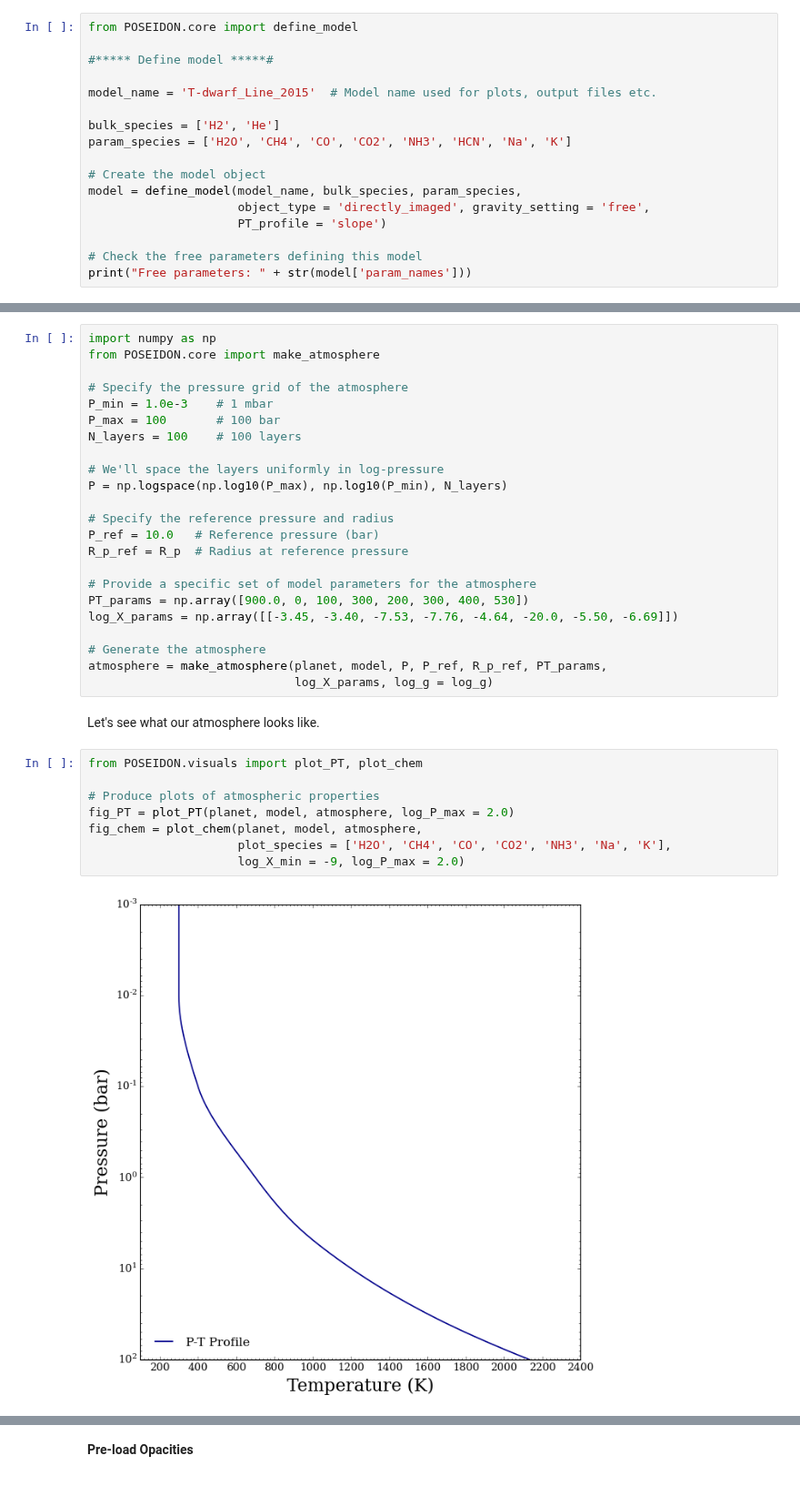
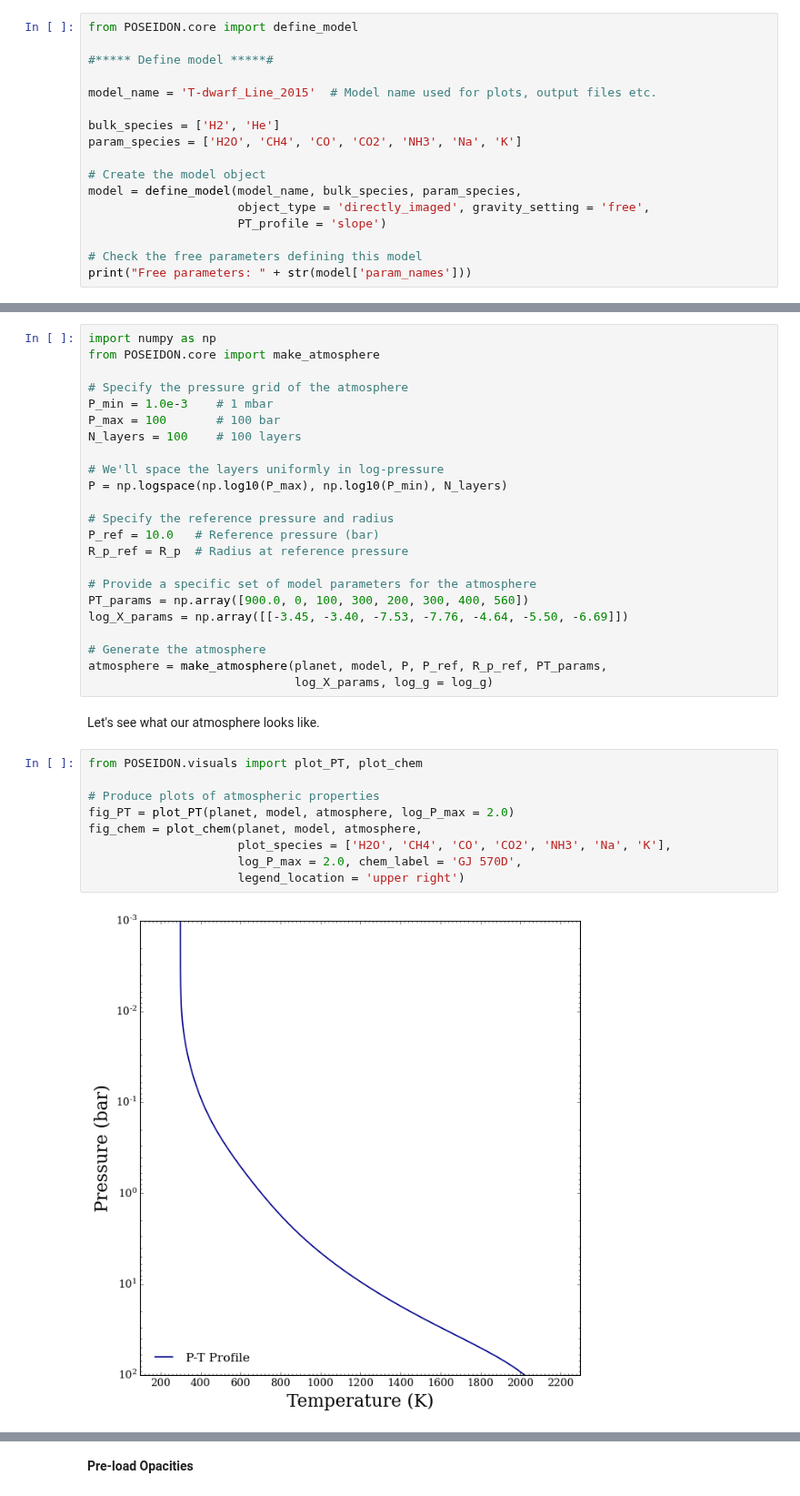
Before and after one commit to MartianColonist/POSEIDON, a Jupyter notebook: docs/content/notebooks/brown_dwarf.ipynb, the cells around one changed output, grey strips where cells are left out. Shown at 91% size. Saved outputs shown, nothing was run; the diff lists cells and outputs as text.

```diff
--- a/docs/content/notebooks/brown_dwarf.ipynb
+++ b/docs/content/notebooks/brown_dwarf.ipynb
@@ -39,7 +39,7 @@ from POSEIDON.core import define_model
 model_name = 'T-dwarf_Line_2015'  # Model name used for plots, output files etc.
 
 bulk_species = ['H2', 'He']
-param_species = ['H2O', 'CH4', 'CO', 'CO2', 'NH3', 'HCN', 'Na', 'K']
+param_species = ['H2O', 'CH4', 'CO', 'CO2', 'NH3', 'Na', 'K']
 
 # Create the model object
 model = define_model(model_name, bulk_species, param_species,
@@ -70,8 +70,8 @@ P_ref = 10.0   # Reference pressure (bar)
 R_p_ref = R_p  # Radius at reference pressure
 
 # Provide a specific set of model parameters for the atmosphere
-PT_params = np.array([900.0, 0, 100, 300, 200, 300, 400, 530])
-log_X_params = np.array([[-3.45, -3.40, -7.53, -7.76, -4.64, -20.0, -5.50, -6.69]])
+PT_params = np.array([900.0, 0, 100, 300, 200, 300, 400, 560])
+log_X_params = np.array([[-3.45, -3.40, -7.53, -7.76, -4.64, -5.50, -6.69]])
 
 # Generate the atmosphere
 atmosphere = make_atmosphere(planet, model, P, P_ref, R_p_ref, PT_params,
@@ -81,10 +81,11 @@ Let's see what our atmosphere looks like.
 # %%
 from POSEIDON.visuals import plot_PT, plot_chem
 
 # Produce plots of atmospheric properties
 fig_PT = plot_PT(planet, model, atmosphere, log_P_max = 2.0)
 fig_chem = plot_chem(planet, model, atmosphere,
                      plot_species = ['H2O', 'CH4', 'CO', 'CO2', 'NH3', 'Na', 'K'],
-                     log_X_min = -9, log_P_max = 2.0)
+                     log_P_max = 2.0, chem_label = 'GJ 570D',
+                     legend_location = 'upper right')
 # %% [output]
-[figure, old version]
+[figure, new version]
```
Also changed, not shown: parts of 6 cells of this notebook, 1 other file.
